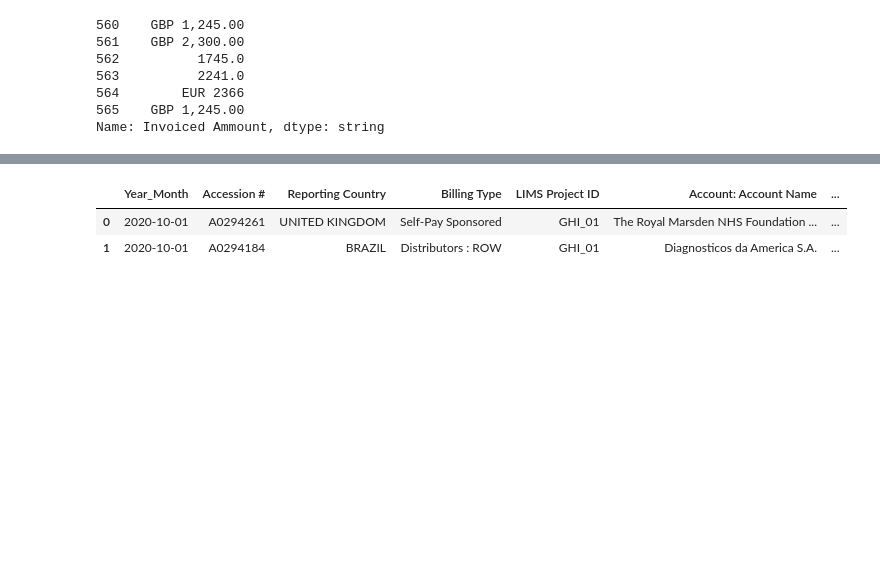
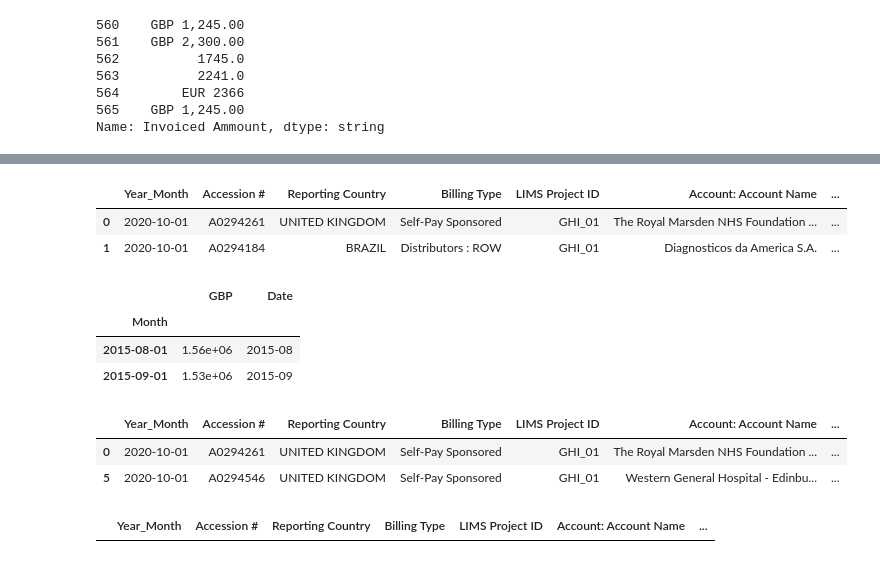
Before and after one commit to SilverSurferClash/Sales_analysis, a Jupyter notebook: Import_clean_SFDC_script.ipynb, the cells around one changed output, grey strips where cells are left out. Drawn from its saved outputs; the diff is of its cells as text; code cells hidden in the pictures; blank space fills up the shorter version.

```diff
--- a/Import_clean_SFDC_script.ipynb
+++ b/Import_clean_SFDC_script.ipynb
@@ -191,3 +195,6 @@ import_sfdc['Year_Month'] = pd.to_datetime(import_sfdc['Year_Month'])
 #Cast some features to categorical
 #df['Reporting_Country'] = df['Reporting_Country'].astype('category')
 import_sfdc['Type'] = import_sfdc['Type'].astype('category')
+#Add a column to allow merging this datafarme with the currency_lookup
+#import_sfdc["Month_to_match"] = f"{import_sfdc[["Year"]]}_{import_sfdc[["Month"]]}"
+import_sfdc["Month_to_match"] = import_sfdc["Year"].astype("string") + "-" + import_sfdc["Month"].astype("string")
@@ -1412,6 +1411,27 @@ list_month
-# %%
-for month in list_month:
-# %% [output]
-|  | Year_Month | Accession # | Reporting Country | Billing Type | LIMS Project ID | Account: Account Name | ... |
-| 0 | 2020-10-01 | A0294261 | UNITED KINGDOM | Self-Pay Sponsored | GHI_01 | The Royal Marsden NHS Foundation ... | ... |
-| 1 | 2020-10-01 | A0294184 | BRAZIL | Distributors : ROW | GHI_01 | Diagnosticos da America S.A. | ... |
+# %%
+revenue_start.head(2)
+# %% [output]
+|  | Year_Month | Accession # | Reporting Country | Billing Type | LIMS Project ID | Account: Account Name | ... |
+| 0 | 2020-10-01 | A0294261 | UNITED KINGDOM | Self-Pay Sponsored | GHI_01 | The Royal Marsden NHS Foundation ... | ... |
+| 1 | 2020-10-01 | A0294184 | BRAZIL | Distributors : ROW | GHI_01 | Diagnosticos da America S.A. | ... |
+# %%
+gbp_lookup_df = lookup_currency.loc[:, ["GBP", "Date"]]
+gbp_lookup_df.head(2)
+# %% [output]
+|  | GBP | Date |
+| Month |  |  |
+| 2015-08-01 | 1.56e+06 | 2015-08 |
+| 2015-09-01 | 1.53e+06 | 2015-09 |
+# %%
+#Merge the revenue dataframe with the lookup_currency
+uk_mask = revenue_start["Reporting Country"] == "UNITED KINGDOM"
+revenue_uk = revenue_start.loc[uk_mask, :]
+revenue_uk.head(2)
+# %% [output]
+|  | Year_Month | Accession # | Reporting Country | Billing Type | LIMS Project ID | Account: Account Name | ... |
+| 0 | 2020-10-01 | A0294261 | UNITED KINGDOM | Self-Pay Sponsored | GHI_01 | The Royal Marsden NHS Foundation ... | ... |
+| 5 | 2020-10-01 | A0294546 | UNITED KINGDOM | Self-Pay Sponsored | GHI_01 | Western General Hospital - Edinbu... | ... |
+# %%
+revenue_uk.merge(gbp_lookup_df, how = "inner", left_on = "Month_to_match", right_on = "Month" ).tail()
+# %% [output]
+|  | Year_Month | Accession # | Reporting Country | Billing Type | LIMS Project ID | Account: Account Name | ... |
```
Also changed, not shown: parts of 18 cells of this notebook.
